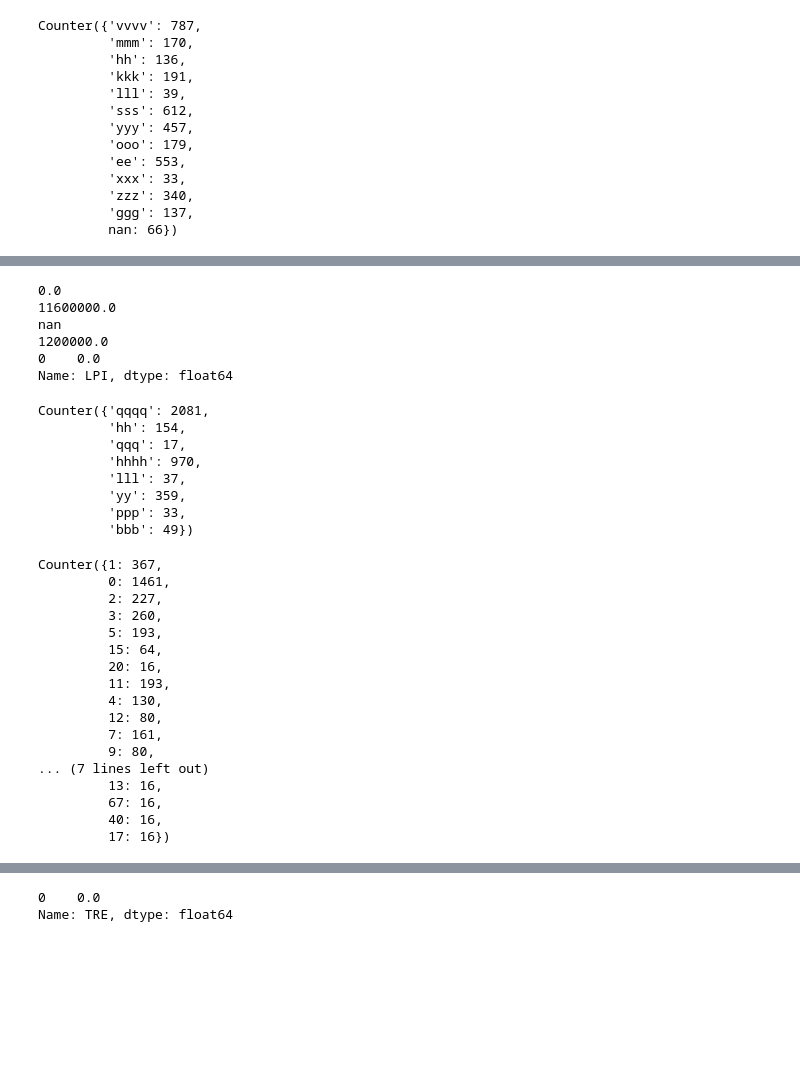
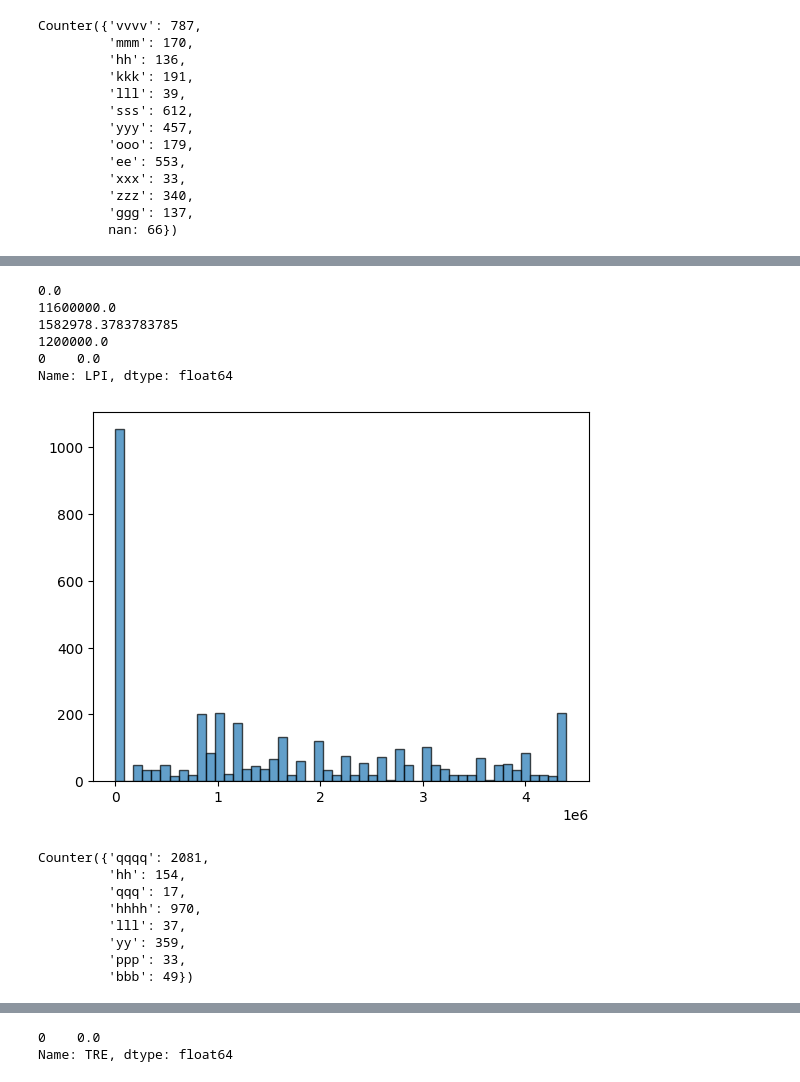
Before and after one commit to nursaltyn/binary_classifier, a Jupyter notebook: classifier.ipynb, the cells around one changed output, grey strips where cells are left out. Drawn from its saved outputs; the diff is of its cells as text; code cells hidden in the pictures; blank space fills up the shorter version.

```diff
--- a/classifier.ipynb
+++ b/classifier.ipynb
@@ -193,16 +207,20 @@ Name: NKJUD, dtype: float64
 # %%
 print(min(list(data['LPI'])))
 print(max(list(data['LPI'])))
 print(np.mean(list(data['LPI'])))
 print(data['LPI'].median())
 print(data['LPI'].mode())
+
+plt.hist(list(data_with_dummies['LPI']), bins=50, edgecolor='black', alpha=0.7)
+plt.show()
 # %% [output]
 0.0
 11600000.0
-nan
+1582978.3783783785
 1200000.0
 0    0.0
 Name: LPI, dtype: float64
+[figure, added]
 # %%
 Counter(list(data["BJKG"]))
 # %% [output]
@@ -214,23 +232,3 @@ Counter({'qqqq': 2081,
          'yy': 359,
          'ppp': 33,
          'bbb': 49})
-# %%
-Counter(list(data["POUG"]))
-# %% [output]
-Counter({1: 367,
-         0: 1461,
-         2: 227,
-         3: 260,
-         5: 193,
-         15: 64,
-         20: 16,
-         11: 193,
-         4: 130,
-         12: 80,
-         7: 161,
-         9: 80,
-... (7 lines left out)
-         13: 16,
-         67: 16,
-         40: 16,
-         17: 16})
```
Also changed, not shown: parts of 52 cells of this notebook.
